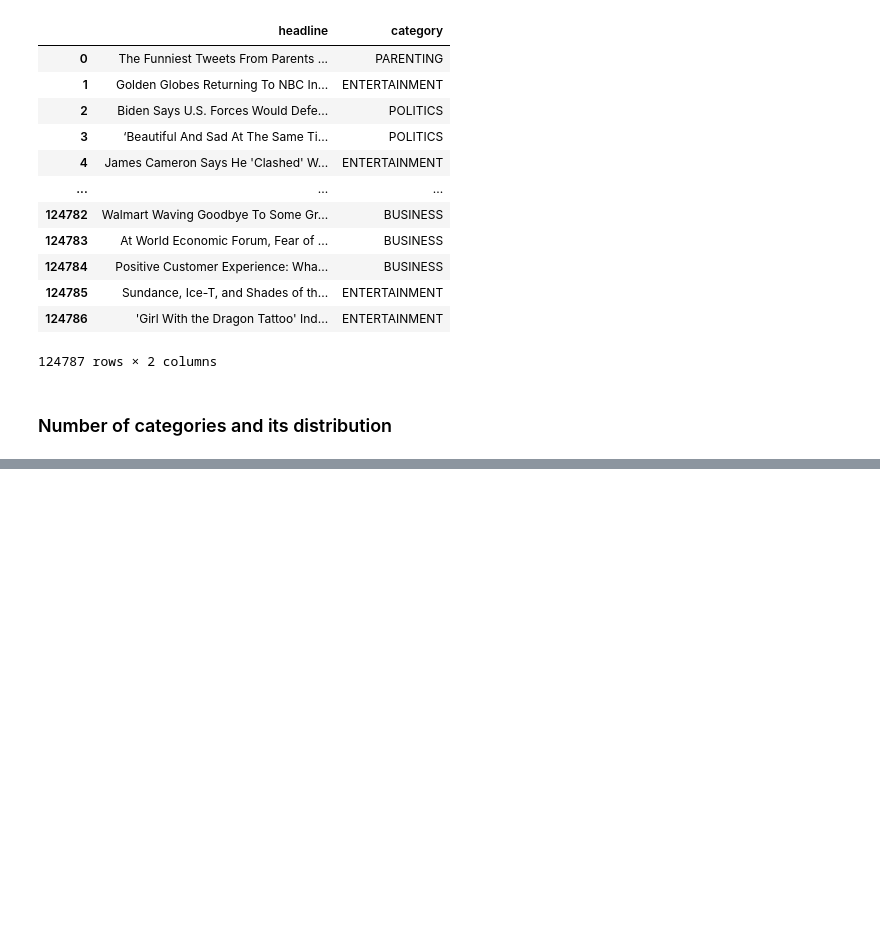
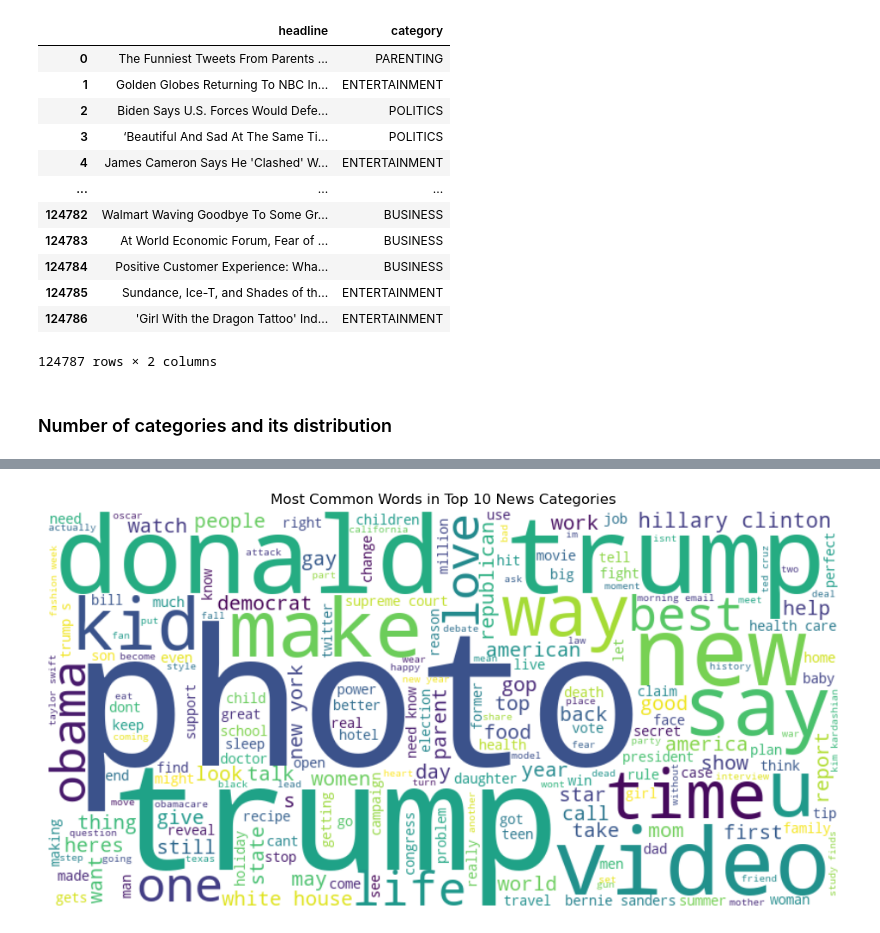
Before and after one commit to fadhilhussain/news-category-rnn, a Jupyter notebook: notebooks/explore_data.ipynb, the cells around one changed output, grey strips where cells are left out. Drawn from its saved outputs; the diff is of its cells as text; code cells hidden in the pictures; blank space fills up the shorter version.

```diff
--- a/notebooks/explore_data.ipynb
+++ b/notebooks/explore_data.ipynb
@@ -117,0 +168,22 @@ df_10.to_csv(file_path,index=False)
+# %%
+stop_words = set(stopwords.words('english'))
+# %%
+## cleaning the text
+def clean_text(text):
+    text = text.lower()
+    text = ''.join([char for char in text if char not in string.punctuation])
+    return ' '.join([word for word in text.split() if word not in stop_words])
+# %%
+all_words = ' '.join(df_10['headline'].apply(clean_text))
+# %%
+from wordcloud import WordCloud
+
+wordcloud = WordCloud(width=800, height=400, background_color='white').generate(all_words)
+
+plt.figure(figsize=(12, 6))
+plt.imshow(wordcloud, interpolation='bilinear')
+plt.axis('off')
+plt.title("Most Common Words in Top 10 News Categories")
+plt.show()
+# %% [output]
+[figure, added]
```
Also changed, not shown: parts of 7 cells of this notebook, 3 other files.
